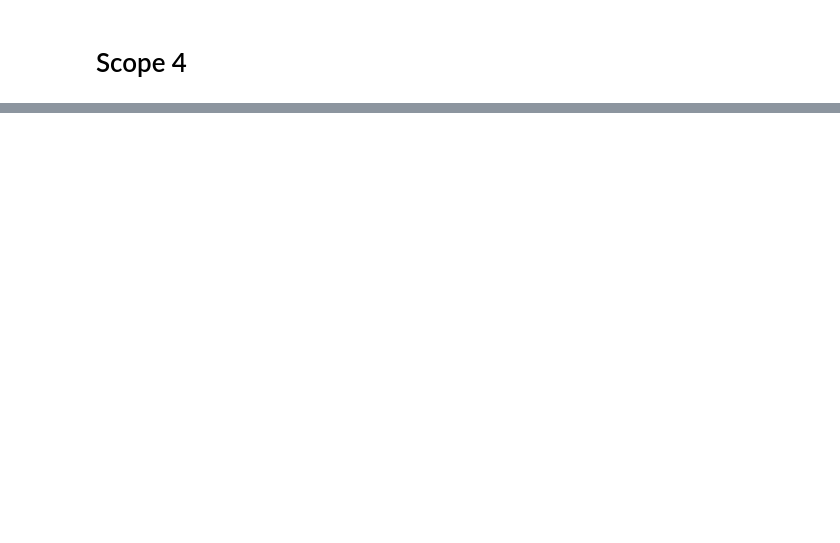
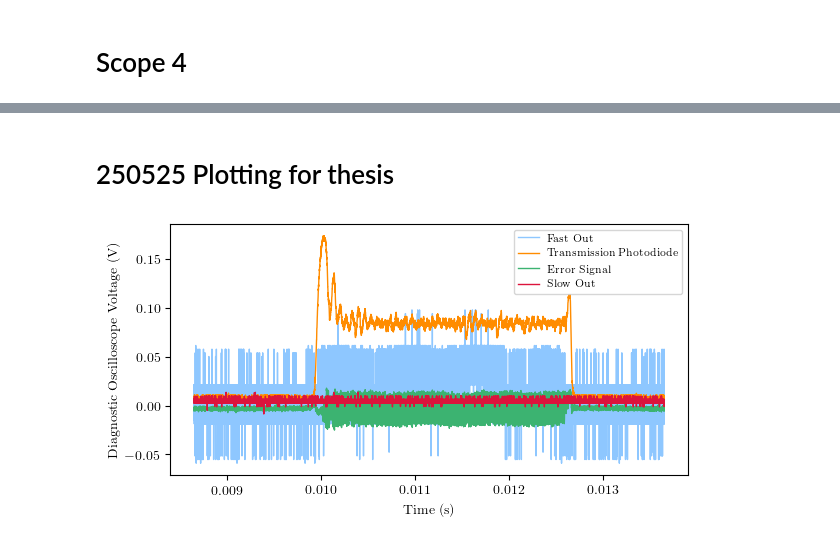
Before and after one commit to hsuchungchuan/Projects, a Jupyter notebook: 250525 PDH Oscilloscope Trace Near Lock Mountain Top/221109 Scope_0 to 3 & Scope_4.ipynb, the cells around one changed output, grey strips where cells are left out. Cells and saved outputs as stored; diff of their text form; code cells hidden in the pictures; blank space fills up the shorter version.

Commit message:
near lock plot regime

```diff
--- a/250525 PDH Oscilloscope Trace Near Lock Mountain Top/221109 Scope_0 to 3 & Scope_4.ipynb
+++ b/250525 PDH Oscilloscope Trace Near Lock Mountain Top/221109 Scope_0 to 3 & Scope_4.ipynb
@@ -162,0 +163,2 @@ plt.savefig('221109 Oscilloscope Signal near lock.pdf',bbox_inches='tight',dpi=3
+# %% [markdown]
+# 250525 Plotting for thesis
@@ -162,0 +223,27 @@ plt.savefig('221109 Oscilloscope Signal near lock.pdf',bbox_inches='tight',dpi=3
+# %%
+df = pd.read_csv('MountainTopSustainedTransmissionPeak/scope_4_RightBeforePDHLock_TransmissionPeakSustained_MountainTop.csv',header=1) # scope_14
+
+#zoom in
+# df = df[11405:11671] #0.004861402s to 0.004861668
+
+df.iloc[:,1] = df.iloc[:,1]+4.4 #translate fast out up by 4.4V to centralise on zero for better visuals
+df.iloc[:,0] = df.iloc[:,0]+0.01 #translate fast out up by 4.4V to centralise on zero for better visuals
+df.iloc[:,4] = df.iloc[:,4]+0.2 #translate fast out up by 4.4V to centralise on zero for better visuals
+
+plt.plot(df['second'],df['Volt']/5,color = 'dodgerblue', label='Fast Out',alpha=0.5)
+plt.plot(df['second'],df['Volt.1'],color = 'darkorange', label='Transmission Photodiode')
+plt.plot(df['second'],df['Volt.2'], color = 'mediumseagreen', label='Error Signal')
+plt.plot(df['second'],df['Volt.3'],color = 'crimson', label='Slow Out')
+
+# plt.title(r'221109 Oscilloscope trace near lock')
+# plt.axhline(0,color='black',ls='--')
+# plt.savefig('221109 Oscilloscope Signal near lock.pdf',bbox_inches='tight',dpi=300)
+
+plt.legend(loc='upper right')
+plt.xlabel('Time (s)')
+plt.ylabel('Diagnostic Oscilloscope Voltage (V)')
+plt.grid(False)
+
+plt.savefig('250525_Oscilloscope_Signal_near_lock.pdf',dpi=300)
+# %% [output]
+[figure, added]
```
Also changed, not shown: parts of 2 cells of this notebook, 2 other files.
